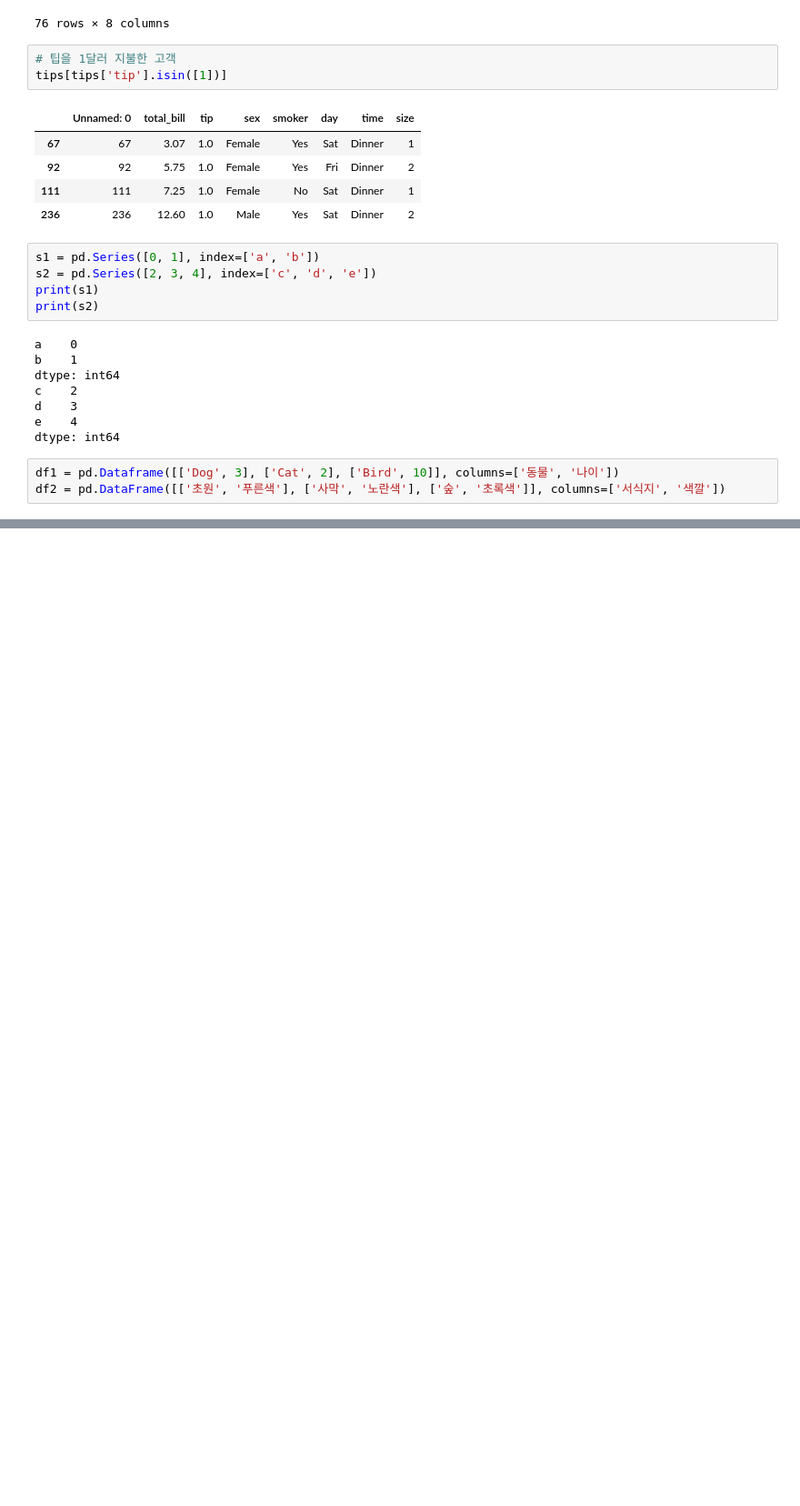
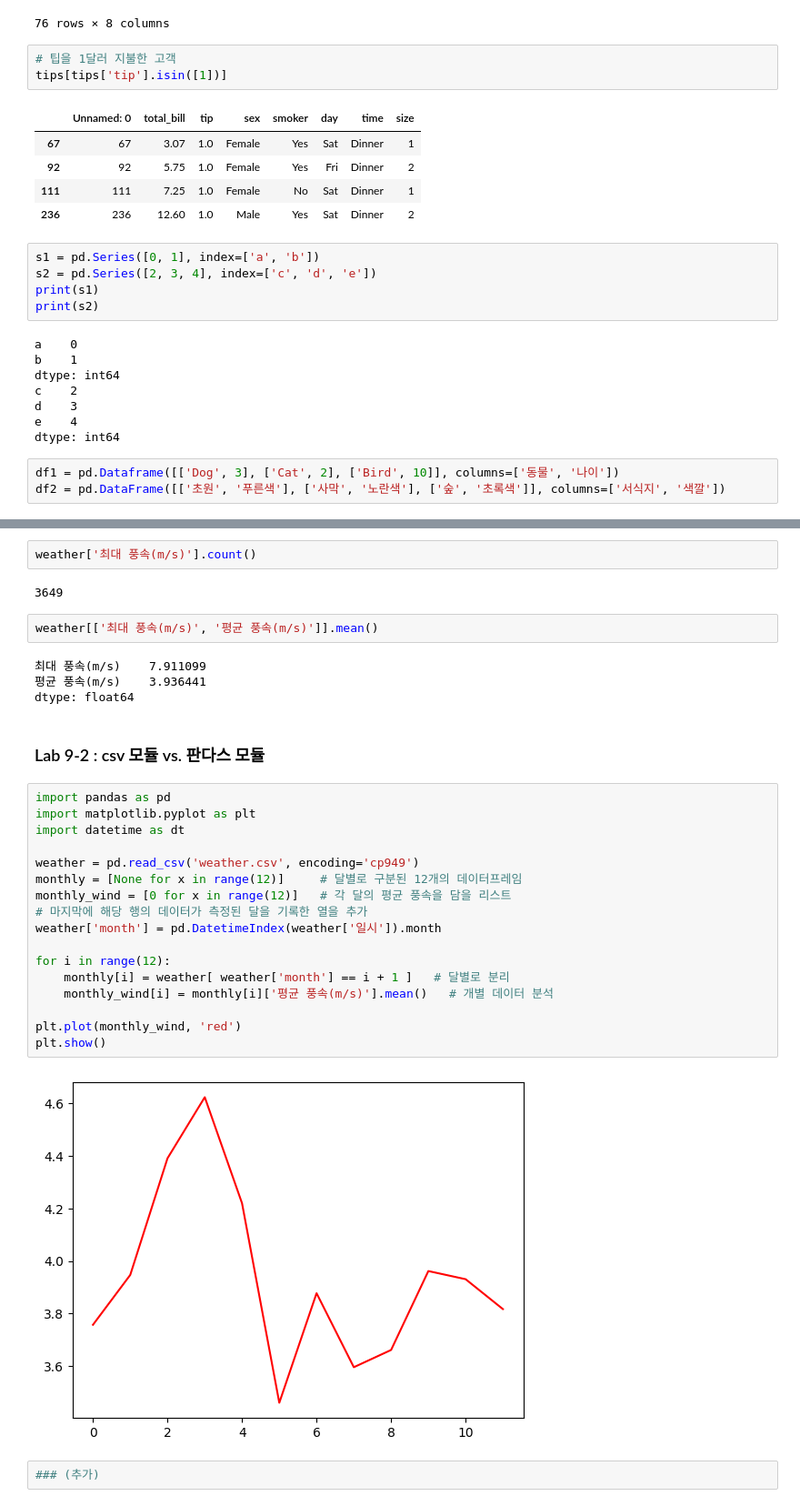
Before and after one commit to geolee1/KUS_BigData_2023, a Jupyter notebook: Pandas/Pandas.ipynb, the cells around one changed output, grey strips where cells are left out. Shown at 91% size. Saved outputs shown, nothing was run; the diff lists cells and outputs as text; blank space fills up the shorter version.

```diff
--- a/Pandas/Pandas.ipynb
+++ b/Pandas/Pandas.ipynb
@@ -325,0 +596,33 @@ df2 = pd.DataFrame([['초원', '푸른색'], ['사막', '노란색'], ['숲', '
+# %%
+weather['최대 풍속(m/s)'].count()
+# %% [output]
+3649
+# %%
+weather[['최대 풍속(m/s)', '평균 풍속(m/s)']].mean()
+# %% [output]
+최대 풍속(m/s)    7.911099
+평균 풍속(m/s)    3.936441
+dtype: float64
+# %% [markdown]
+### Lab 9-2 : csv 모듈 vs. 판다스 모듈
+# %%
+import pandas as pd
+import matplotlib.pyplot as plt
+import datetime as dt
+
+weather = pd.read_csv('weather.csv', encoding='cp949')
+monthly = [None for x in range(12)]     # 달별로 구분된 12개의 데이터프레임
+monthly_wind = [0 for x in range(12)]   # 각 달의 평균 풍속을 담을 리스트
+# 마지막에 해당 행의 데이터가 측정된 달을 기록한 열을 추가
+weather['month'] = pd.DatetimeIndex(weather['일시']).month
+
+for i in range(12):
+    monthly[i] = weather[ weather['month'] == i + 1 ]   # 달별로 분리
+    monthly_wind[i] = monthly[i]['평균 풍속(m/s)'].mean()   # 개별 데이터 분석
+
+plt.plot(monthly_wind, 'red')
+plt.show()
+# %% [output]
+[figure, added]
+# %%
+### (추가)
```
Also changed, not shown: parts of 33 cells of this notebook.
